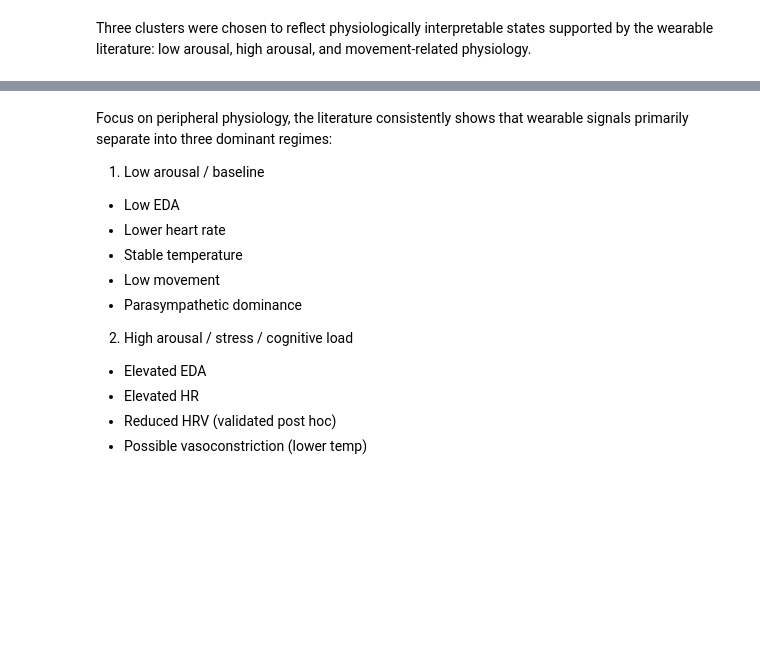
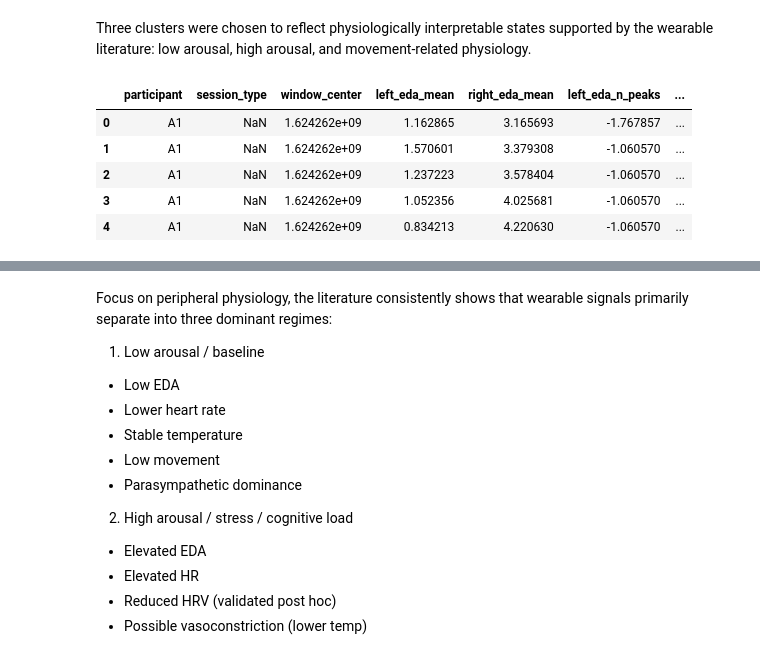
Before and after one commit to Kavisha-29-R/BME_DATA_SCIENCE_CAPSTONE_PROJECT, a Jupyter notebook: Notebooks/1_Modelling.ipynb, the cells around one changed output, grey strips where cells are left out. Drawn from its saved outputs; the diff is of its cells as text; code cells hidden in the pictures; blank space fills up the shorter version.

```diff
--- a/Notebooks/1_Modelling.ipynb
+++ b/Notebooks/1_Modelling.ipynb
@@ -128,6 +128,16 @@ def prepare_physio_data_for_clustering(df, features):
 # K means clustering per participant
 # Prepare data
 df_cluster = prepare_physio_data_for_clustering(processed_data, cluster_features)
+# %%
+processed_data['rmssd_mean'] = processed_data[
+    ['left_ibi_ibi_rmssd', 'right_ibi_ibi_rmssd']
+].mean(axis=1)
+# %%
+df_cluster = df_cluster.merge(
+    processed_data[['participant', 'window_center', 'rmssd_mean']],
+    on=['participant', 'window_center'],
+    how='left'
+)
 # %%
 import pandas as pd
 import numpy as np
@@ -264,3 +274,12 @@ k = 3  # physiologically interpretable (low / high arousal / movement)
 
 kmeans = KMeans(n_clusters=k, random_state=42, n_init=20)
 df_cluster['physio_cluster'] = kmeans.fit_predict(df_cluster[cluster_features])
+# %%
+df_cluster.head()
+# %% [output]
+|  | participant | session_type | window_center | left_eda_mean | right_eda_mean | left_eda_n_peaks | ... |
+| 0 | A1 | NaN | 1.624262e+09 | 1.162865 | 3.165693 | -1.767857 | ... |
+| 1 | A1 | NaN | 1.624262e+09 | 1.570601 | 3.379308 | -1.060570 | ... |
+| 2 | A1 | NaN | 1.624262e+09 | 1.237223 | 3.578404 | -1.060570 | ... |
+| 3 | A1 | NaN | 1.624262e+09 | 1.052356 | 4.025681 | -1.060570 | ... |
+| 4 | A1 | NaN | 1.624262e+09 | 0.834213 | 4.220630 | -1.060570 | ... |
```
Also changed, not shown: parts of 3 cells of this notebook, 2 other files.
